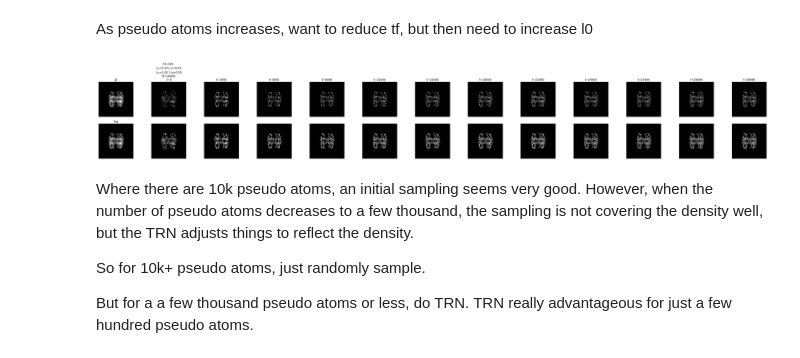
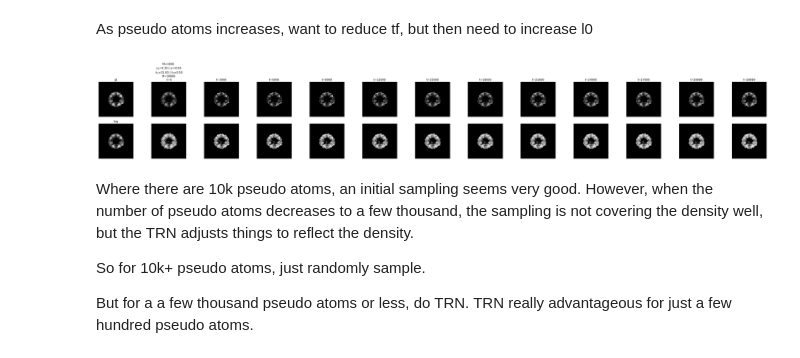
Before and after one commit to geoffwoollard/learn_cryoem_math, a Jupyter notebook: nb/topology_representing_network.ipynb, the cells around one changed output. Cells and saved outputs as stored; diff of their text form; code cells hidden in the pictures.

```diff
--- a/nb/topology_representing_network.ipynb
+++ b/nb/topology_representing_network.ipynb
@@ -406,4 +412,4 @@ tf = 200*M
 e0=.03
 ef=0.05
 
-# rms,rs,ts_save = trn_iterate(arr_flat,arr_idx,xyz,rm0,n_save=10,e0=e0,ef=ef,l0=l0,lf=lf,tf=tf,do_log=True)
+rms,rs,ts_save = trn_iterate(arr_flat,arr_idx,xyz,rm0,n_save=10,e0=e0,ef=ef,l0=l0,lf=lf,tf=tf,do_log=True)
@@ -427,7 +444,7 @@ for idx,t in enumerate(ts):
     axes[0,idx].set_title('gt')
     axes[1,idx].set_title('log')
   else:
-    patoms_grid = gauss_forward_model.make_proj_mask(rms[t_d[int(t)]].T,xy,sigma=sigma,n_trunc=6*sigma,parallel_diff=True)
+    patoms_grid = gauss_forward_model.make_proj_mask(rms[t_d[int(t)]].T,xy,sigma=sigma,n_trunc=6*sigma,parallel_diff=True).T
   if idx == 1:
     axes[0,idx].set_title('$\epsilon_0$=%.2f | $\epsilon_f$=%.2f \n $\lambda_0$=%.2f | $\lambda_f$=%.2f \n tf=%i \n t=%i'%(e0,ef,l0,lf,tf,t))
   elif idx > 1:
@@ -545,13 +562,14 @@ doplt(map_th.sum(-1))
 <matplotlib.image.AxesImage at 0x...>
 [figure]
 # %%
-M=300
+M=3000
 arr=map_th
 rm0,arr_flat,arr_idx,xyz,coords_1d = trn_rm0(arr,M,random_seed=None)
 # %%
-l0 = 0.01*M # larger tightens things up (far apart areas too much to much, pulls together). smaller spreads things out
+%%time
+l0 = 0.005*M # larger tightens things up (far apart areas too much to much, pulls together). smaller spreads things out
 lf=0.5
-tf = M*100
+tf = M*10
 e0=.3
 ef=0.05
 
@@ -572,33 +592,33 @@ As pseudo atoms increases, want to reduce tf, but then need to increase l0
 # %%
 t_d={}
 for save_idx,t in enumerate(ts_save):
   t_d[int(t)]=save_idx
 
 xy = coords.coords_n_by_d(coords_1d,d=2)
 xy[:,[0,1]] = xy[:,[1,0]]
 
 sigma=1
 # ts = [np.nan] + [t for t in range(0,tf,tf//10)] + [-1]
 ts = [np.nan] + ts_save.tolist() + [tf-1]
 
 fig,axes = plt.subplots(ncols=len(ts),nrows=2,figsize=(4*len(ts),6))
 for idx,t in enumerate(ts):
   if idx == 0:
-    patoms_grid = arr.sum(-1) #xyz
+    patoms_grid = arr.sum(0) #xyz
     axes[0,idx].set_title('gt')
     axes[1,idx].set_title('log')
   else:
-    patoms_grid = gauss_forward_model.make_proj_mask(rms[t_d[int(t)]].T[[0,1]],xy,sigma=sigma,n_trunc=6*sigma,parallel_diff=True).T
+    patoms_grid = gauss_forward_model.make_proj_mask(rms[t_d[int(t)]].T[[1,2]],xy,sigma=sigma,n_trunc=6*sigma,parallel_diff=True).T
   if idx == 1:
     axes[0,idx].set_title('M=%i \n $\epsilon_0$=%.2f | $\epsilon_f$=%.2f \n $\lambda_0$=%.2f | $\lambda_f$=%.2f \n tf=%i \n t=%i'%(M,e0,ef,l0,lf,tf,t))
   elif idx > 1:
     axes[0,idx].set_title('t=%i'%t)
 
   axes[0,idx].imshow((patoms_grid),cmap='gray')
   axes[1,idx].imshow(np.log(patoms_grid+1),cmap='gray')
   for r in [0,1]: axes[r,idx].set_xticks([]) ; axes[r,idx].set_yticks([])
 # %% [output]
-[figure, old version]
+[figure, new version]
 # %% [markdown]
 Where there are 10k pseudo atoms, an initial sampling seems very good. However, when the number of pseudo atoms decreases to a few thousand, the sampling is not covering the density well, but the TRN adjusts things to reflect the density.
 
```
Also changed, not shown: parts of 20 cells of this notebook.
